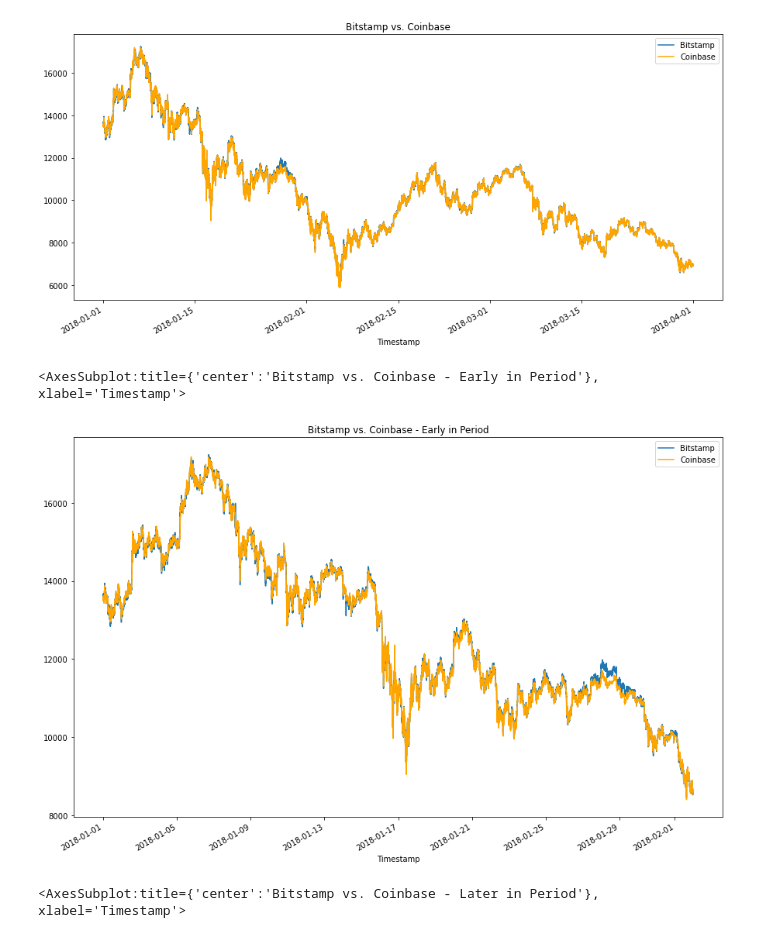
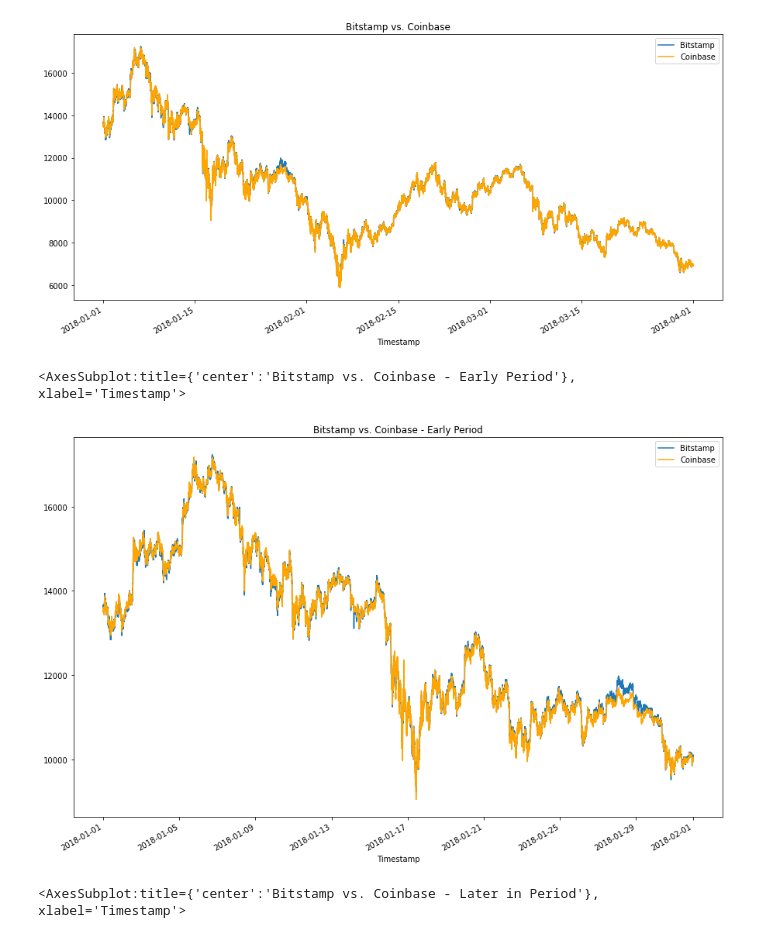
Before and after one commit to douglasg-fintec/Cryptocurrency_Arbitrage, a Jupyter notebook: crypto_arbitrage.ipynb, the cells around one changed output. Saved outputs shown, nothing was run; the diff lists cells and outputs as text; code cells hidden in the pictures.

```diff
--- a/crypto_arbitrage.ipynb
+++ b/crypto_arbitrage.ipynb
@@ -412,13 +412,13 @@ coinbase_sliced.plot(legend=True,figsize=(15,7), color='orange',label='Coinbase'
 # %%
 # Using the loc and plot functions, create an overlay plot that visualizes
 # the price action of both DataFrames for a one month period early in the dataset
 # Be sure to include the parameters: legend, figure size, title, and color and label
 # Define the key values to use
-bitstamp_sliced.loc['2018-01-01':'2018-02-01'].plot(legend=True, figsize=(15,10), title='Bitstamp vs. Coinbase - Early Period', xlabel='Timestamp', label="Bitstamp")
-coinbase_sliced.loc['2018-01-01':'2018-02-01'].plot(legend=True,figsize=(15,10), color='orange',label='Coinbase')
+bitstamp_sliced.loc['2018-01-01':'2018-01-31'].plot(legend=True, figsize=(15,10), title='Bitstamp vs. Coinbase - Early Period', xlabel='Timestamp', label="Bitstamp")
+coinbase_sliced.loc['2018-01-01':'2018-01-31'].plot(legend=True,figsize=(15,10), color='orange',label='Coinbase')
 # %% [output]
-<AxesSubplot:title={'center':'Bitstamp vs. Coinbase - Early in Period'}, xlabel='Timestamp'>
+<AxesSubplot:title={'center':'Bitstamp vs. Coinbase - Early Period'}, xlabel='Timestamp'>
-[figure, old version]
+[figure, new version]
 # %%
 # Using the loc and plot functions, create an overlay plot that visualizes
 # the price action of both DataFrames for a one month period later in the dataset
```
Also changed, not shown: parts of 10 cells of this notebook.
